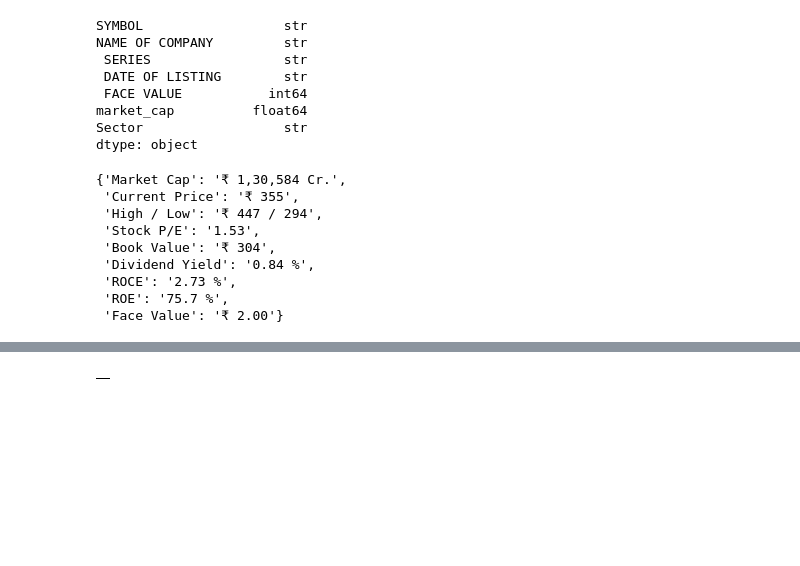
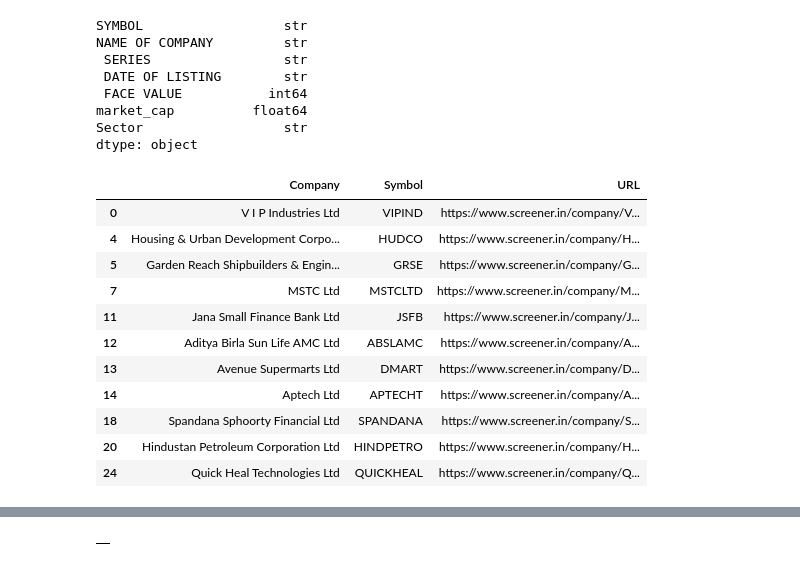
Before and after one commit to Aman19960110/stock_performance_dashboard, a Jupyter notebook: rough.ipynb, the cells around one changed output, grey strips where cells are left out. Saved outputs shown, nothing was run; the diff lists cells and outputs as text; code cells hidden in the pictures; blank space fills up the shorter version.

Commit message:
Add fund manager stock retrieval and update execution counts in notebook

```diff
--- a/rough.ipynb
+++ b/rough.ipynb
@@ -573,17 +573,20 @@ client = ScreenerClient(
     password=os.environ["SCREENER_PASSWORD"],
 )
 # %%
-client.get_top_ratios('TMPV')
+client.full_text_search('ramesh damani')
 # %% [output]
-{'Market Cap': '₹ 1,30,584 Cr.',
- 'Current Price': '₹ 355',
- 'High / Low': '₹ 447 / 294',
- 'Stock P/E': '1.53',
- 'Book Value': '₹ 304',
- 'Dividend Yield': '0.84 %',
- 'ROCE': '2.73 %',
- 'ROE': '75.7 %',
- 'Face Value': '₹ 2.00'}
+|  | Company | Symbol | URL |
+| 0 | V I P Industries Ltd | VIPIND | https://www.screener.in/company/V... |
+| 4 | Housing & Urban Development Corpo... | HUDCO | https://www.screener.in/company/H... |
+| 5 | Garden Reach Shipbuilders & Engin... | GRSE | https://www.screener.in/company/G... |
+| 7 | MSTC Ltd | MSTCLTD | https://www.screener.in/company/M... |
+| 11 | Jana Small Finance Bank Ltd | JSFB | https://www.screener.in/company/J... |
+| 12 | Aditya Birla Sun Life AMC Ltd | ABSLAMC | https://www.screener.in/company/A... |
+| 13 | Avenue Supermarts Ltd | DMART | https://www.screener.in/company/D... |
+| 14 | Aptech Ltd | APTECHT | https://www.screener.in/company/A... |
+| 18 | Spandana Sphoorty Financial Ltd | SPANDANA | https://www.screener.in/company/S... |
+| 20 | Hindustan Petroleum Corporation Ltd | HINDPETRO | https://www.screener.in/company/H... |
+| 24 | Quick Heal Technologies Ltd | QUICKHEAL | https://www.screener.in/company/Q... |
 # %%
 client.get_quick_ratios('reliance','other')
 # %% [output]
```
Also changed, not shown: parts of 1 cell of this notebook, 3 other files.
